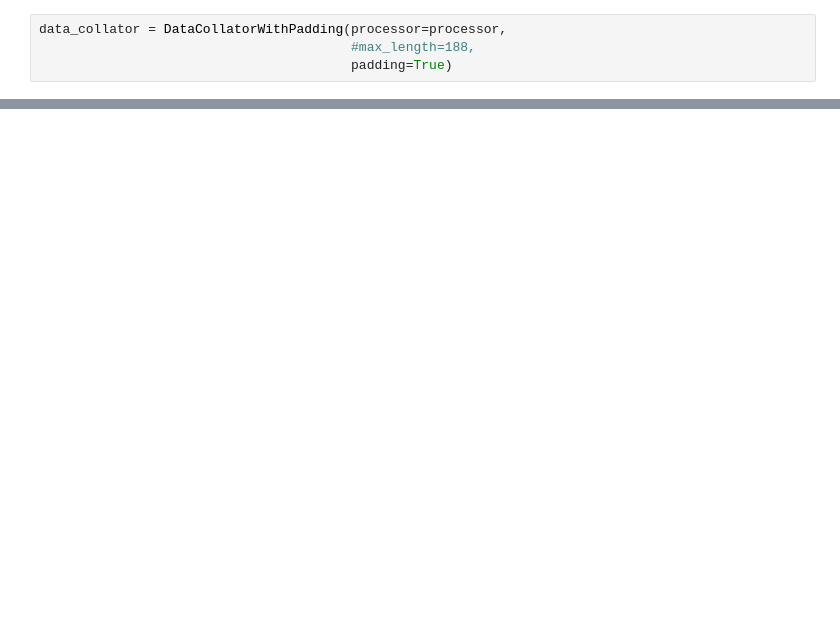
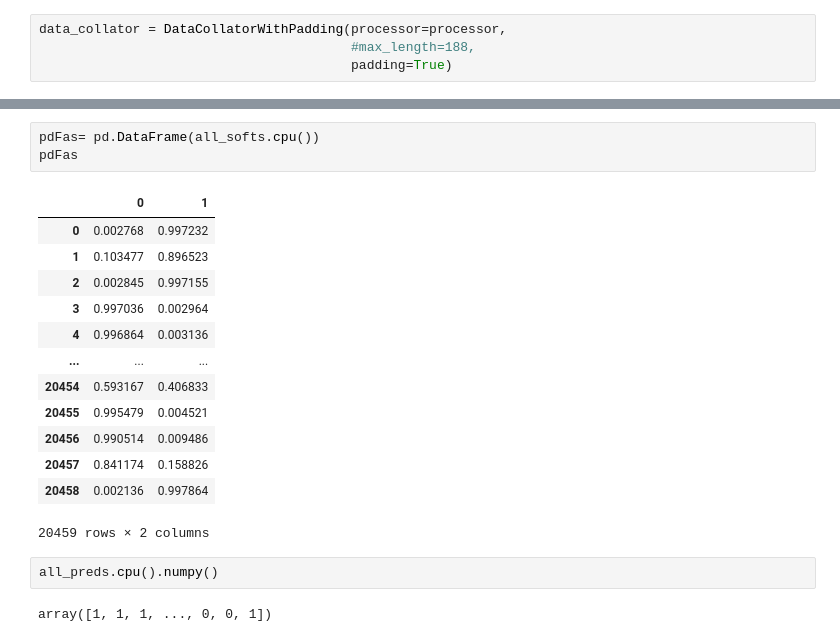
Before and after one commit to AndresQuimbita/QuakeWavNet, a Jupyter notebook: QuakeWavNet.ipynb, the cells around one changed output, grey strips where cells are left out. Saved outputs shown, nothing was run; the diff lists cells and outputs as text; blank space fills up the shorter version.

```diff
--- a/QuakeWavNet.ipynb
+++ b/QuakeWavNet.ipynb
@@ -1182,0 +969,21 @@ MulticlassConfusionMatrix()
+# %%
+pdFas= pd.DataFrame(all_softs.cpu())
+pdFas
+# %% [output]
+|  | 0 | 1 |
+| 0 | 0.002768 | 0.997232 |
+| 1 | 0.103477 | 0.896523 |
+| 2 | 0.002845 | 0.997155 |
+| 3 | 0.997036 | 0.002964 |
+| 4 | 0.996864 | 0.003136 |
+| ... | ... | ... |
+| 20454 | 0.593167 | 0.406833 |
+| 20455 | 0.995479 | 0.004521 |
+| 20456 | 0.990514 | 0.009486 |
+| 20457 | 0.841174 | 0.158826 |
+| 20458 | 0.002136 | 0.997864 |
+20459 rows × 2 columns
+# %%
+all_preds.cpu().numpy()
+# %% [output]
+array([1, 1, 1, ..., 0, 0, 1])
```
Also changed, not shown: parts of 61 cells of this notebook, 35 other files.
